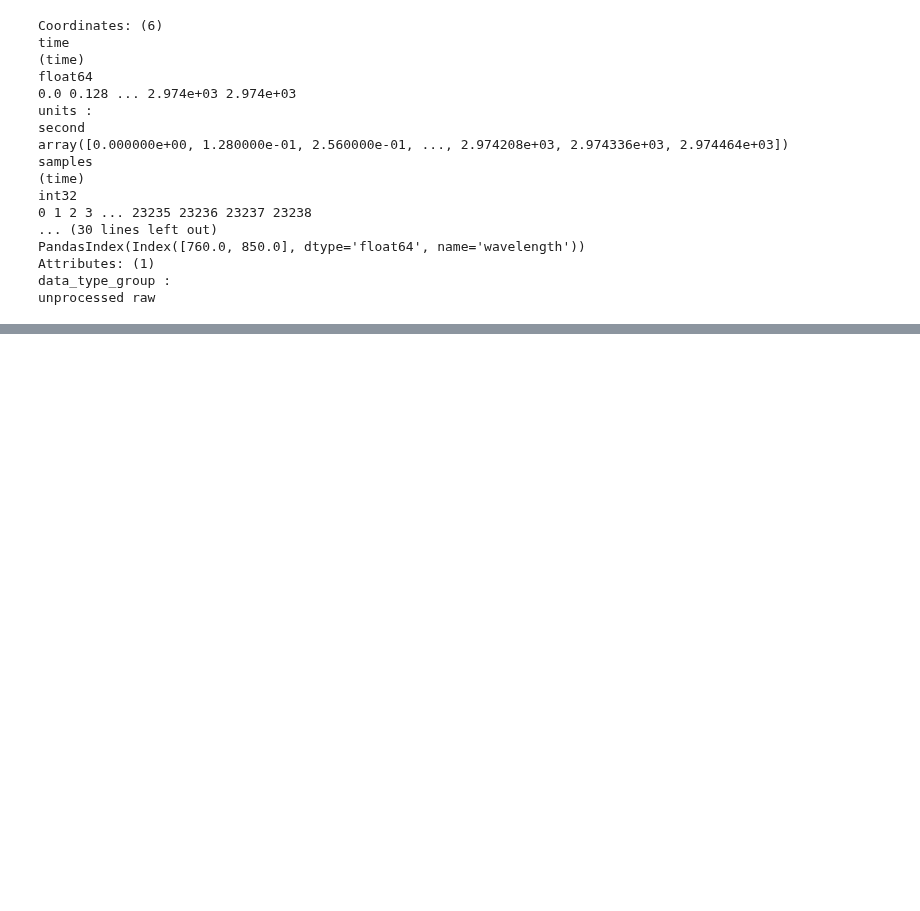
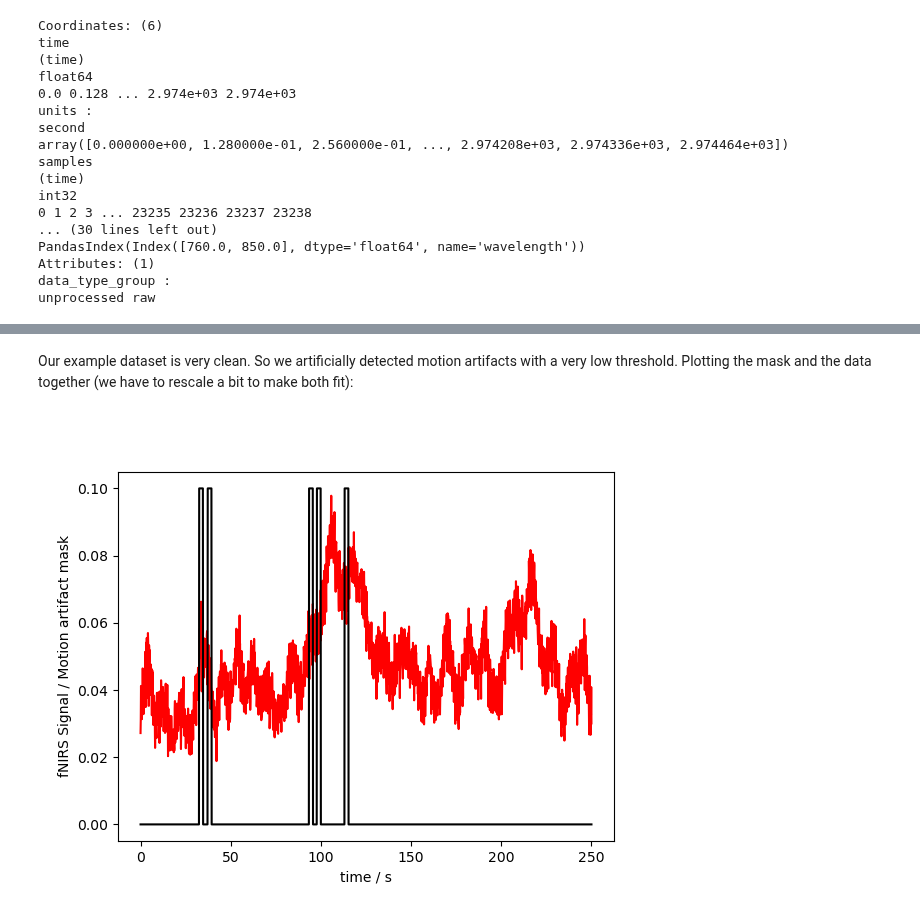
Before and after one commit to ibs-lab/cedalion, a Jupyter notebook: examples/pruning_and_motion_artifacts.ipynb, the cells around one changed output, grey strips where cells are left out. Cells and saved outputs as stored; diff of their text form; code cells hidden in the pictures; blank space fills up the shorter version.

```diff
--- a/examples/pruning_and_motion_artifacts.ipynb
+++ b/examples/pruning_and_motion_artifacts.ipynb
@@ -332,0 +327,11 @@ p.show()
+# %% [markdown]
+Our example dataset is very clean. So we artificially detected motion artifacts with a very low threshold. Plotting the mask and the data together (we have to rescale a bit to make both fit):
+# %%
+p.figure()
+p.plot(fNIRSdata.sel(time=slice(0,250)).time, fNIRSdata.sel(channel="S3D3", wavelength="760", time=slice(0,250)), "r-")
+p.plot(ma_mask.sel(time=slice(0,250)).time, ma_mask.sel(channel="S3D3", wavelength="850", time=slice(0,250))/10, "k-")
+p.xlabel("time / s")
+p.ylabel("fNIRS Signal / Motion artifact mask")
+p.show()
+# %% [output]
+[figure, added]
```
Also changed, not shown: parts of 15 cells of this notebook, 3 other files.
